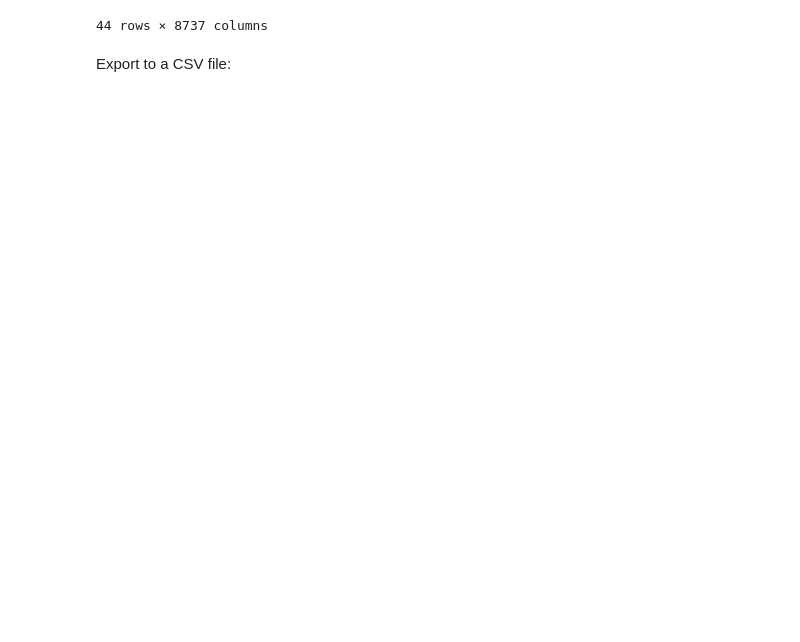
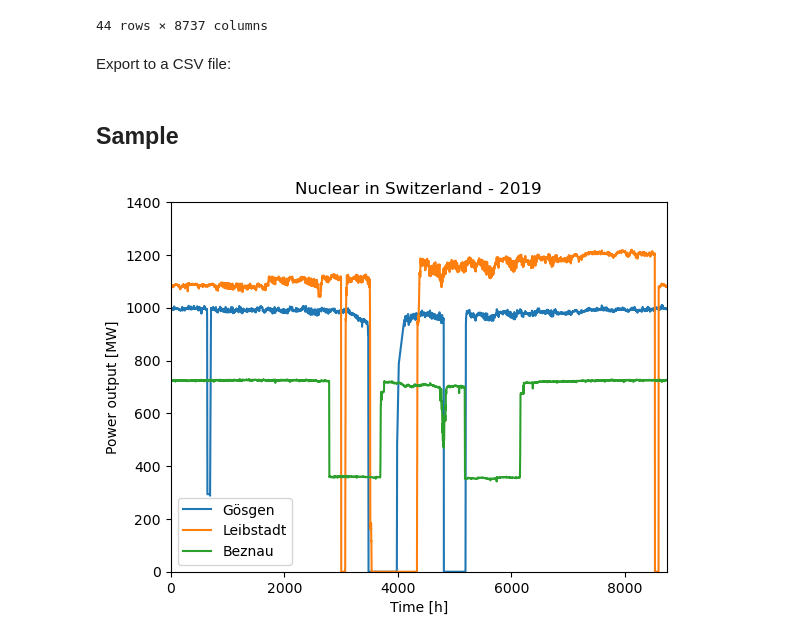
Before and after one commit to GeeeHesso/PowerData, a Jupyter notebook: run/import_nuclear_series.ipynb, the cells around one changed output. Drawn from its saved outputs; the diff is of its cells as text; code cells hidden in the pictures; blank space fills up the shorter version.

Commit message:
add sample figures for nuclear series

```diff
--- a/run/import_nuclear_series.ipynb
+++ b/run/import_nuclear_series.ipynb
@@ -115,3 +115,33 @@ df
 Export to a CSV file:
 # %%
 df.to_csv('data/nuclear_%d.csv' % year, index=False, mode='x')
+# %% [markdown]
+## Sample
+# %%
+swiss_gens = {
+    # 917: 'Mühleberg',
+    921: 'Gösgen',
+    908: 'Leibstadt',
+    943: 'Beznau'
+}
+# %%
+def plot_swiss_nuclear(year, savefig = None):
+    data = pd.read_csv('data/nuclear_%d.csv' % year, index_col='id') \
+        .loc[swiss_gens.keys()].T \
+        .rename(columns=swiss_gens)
+    data.columns.name = ''
+    # data.plot(colormap = colormap)
+    data.plot()
+    plt.title('Nuclear in Switzerland - %d' % year)
+    plt.xlim((0, 8736))
+    plt.xlabel('Time [h]')
+    plt.ylim((0, 1400))
+    plt.ylabel('Power output [MW]')
+    plt.legend(loc = 3)
+    if savefig:
+        plt.savefig(savefig)
+    plt.show()
+# %%
+plot_swiss_nuclear(2019, 'figures/swiss_nuclear_2019.pdf')
+# %% [output]
+[figure, added]
```
Also changed, not shown: parts of 1 cell of this notebook, 2 other files.
